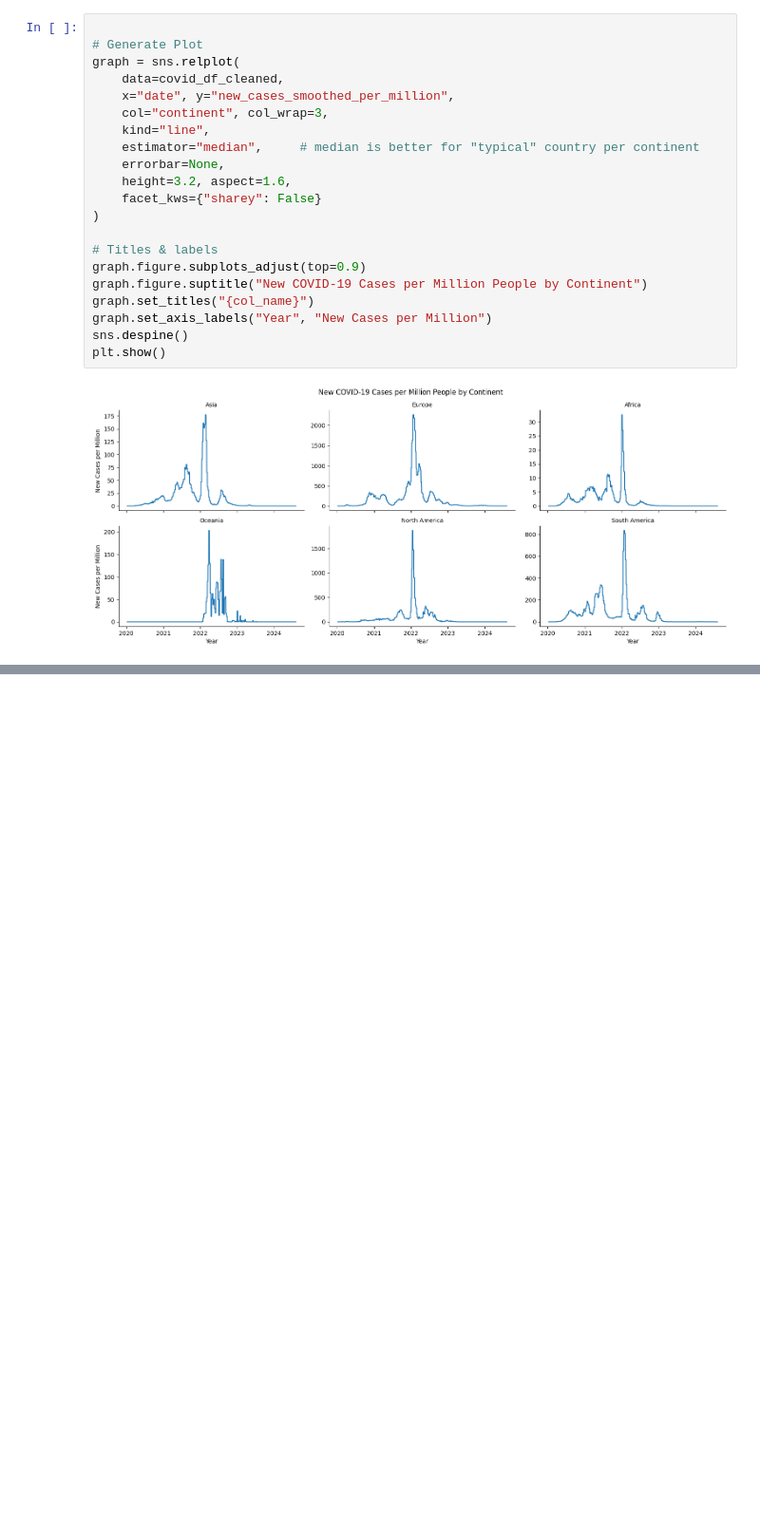
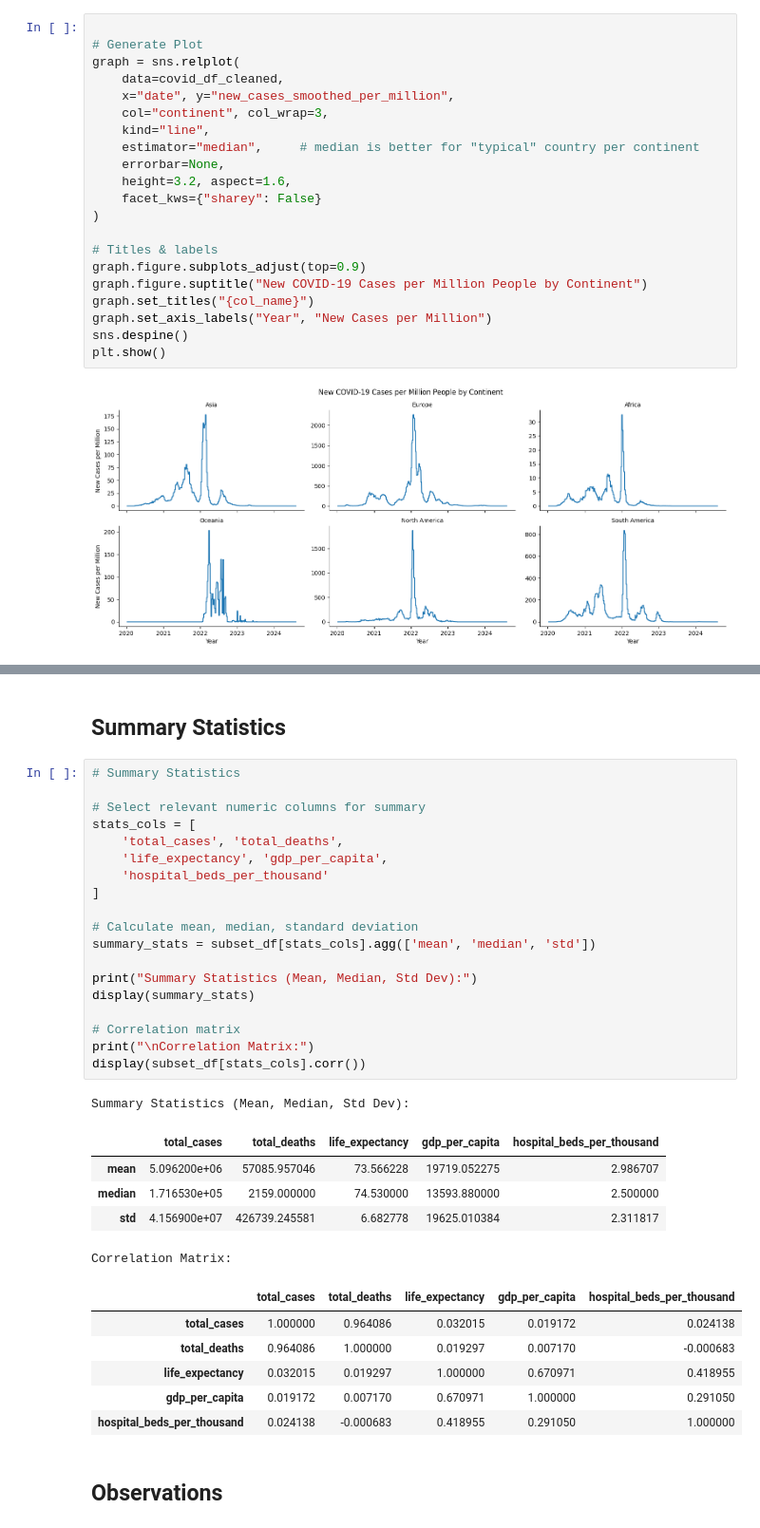
Before and after one commit to lkhellah/DataWithPython, a Jupyter notebook: data-cleaning.ipynb, the cells around one changed output, grey strips where cells are left out. Shown at 95% size. Saved outputs shown, nothing was run; the diff lists cells and outputs as text; blank space fills up the shorter version.

```diff
--- a/data-cleaning.ipynb
+++ b/data-cleaning.ipynb
@@ -341,0 +456,36 @@ The distribution shows a weak relationship between life expectancy and mortality
+# %% [markdown]
+## Summary Statistics
+# %%
+# Summary Statistics
+
+# Select relevant numeric columns for summary
+stats_cols = [
+    'total_cases', 'total_deaths',
+    'life_expectancy', 'gdp_per_capita',
+    'hospital_beds_per_thousand'
+]
+
+# Calculate mean, median, standard deviation
+summary_stats = subset_df[stats_cols].agg(['mean', 'median', 'std'])
+
+print("Summary Statistics (Mean, Median, Std Dev):")
+display(summary_stats)
+
+# Correlation matrix
+print("\nCorrelation Matrix:")
+display(subset_df[stats_cols].corr())
+# %% [output]
+Summary Statistics (Mean, Median, Std Dev):
+|  | total_cases | total_deaths | life_expectancy | gdp_per_capita | hospital_beds_per_thousand |
+| mean | 5.096200e+06 | 57085.957046 | 73.566228 | 19719.052275 | 2.986707 |
+| median | 1.716530e+05 | 2159.000000 | 74.530000 | 13593.880000 | 2.500000 |
+| std | 4.156900e+07 | 426739.245581 | 6.682778 | 19625.010384 | 2.311817 |
+Correlation Matrix:
+|  | total_cases | total_deaths | life_expectancy | gdp_per_capita | hospital_beds_per_thousand |
+| total_cases | 1.000000 | 0.964086 | 0.032015 | 0.019172 | 0.024138 |
+| total_deaths | 0.964086 | 1.000000 | 0.019297 | 0.007170 | -0.000683 |
+| life_expectancy | 0.032015 | 0.019297 | 1.000000 | 0.670971 | 0.418955 |
+| gdp_per_capita | 0.019172 | 0.007170 | 0.670971 | 1.000000 | 0.291050 |
+| hospital_beds_per_thousand | 0.024138 | -0.000683 | 0.418955 | 0.291050 | 1.000000 |
+# %% [markdown]
+## Observations
```
Also changed, not shown: parts of 21 cells of this notebook.
